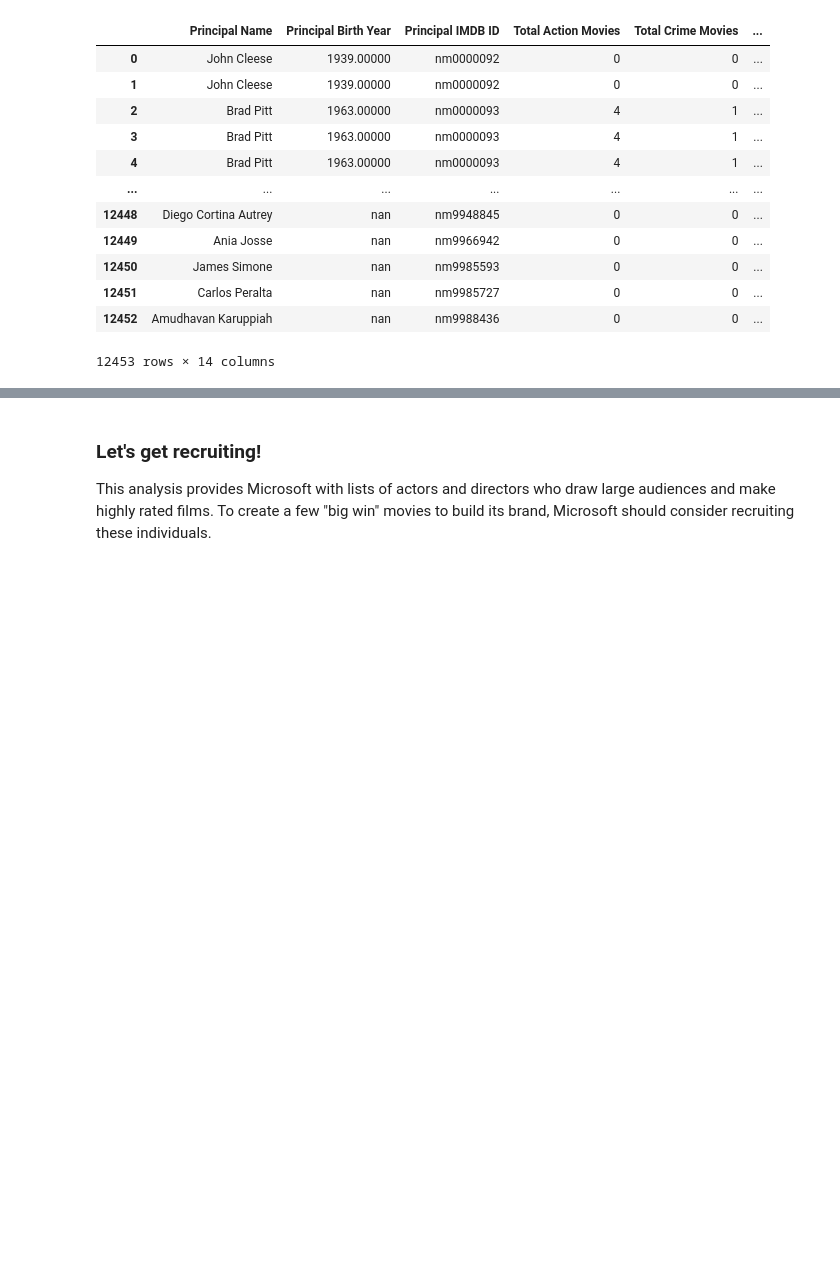
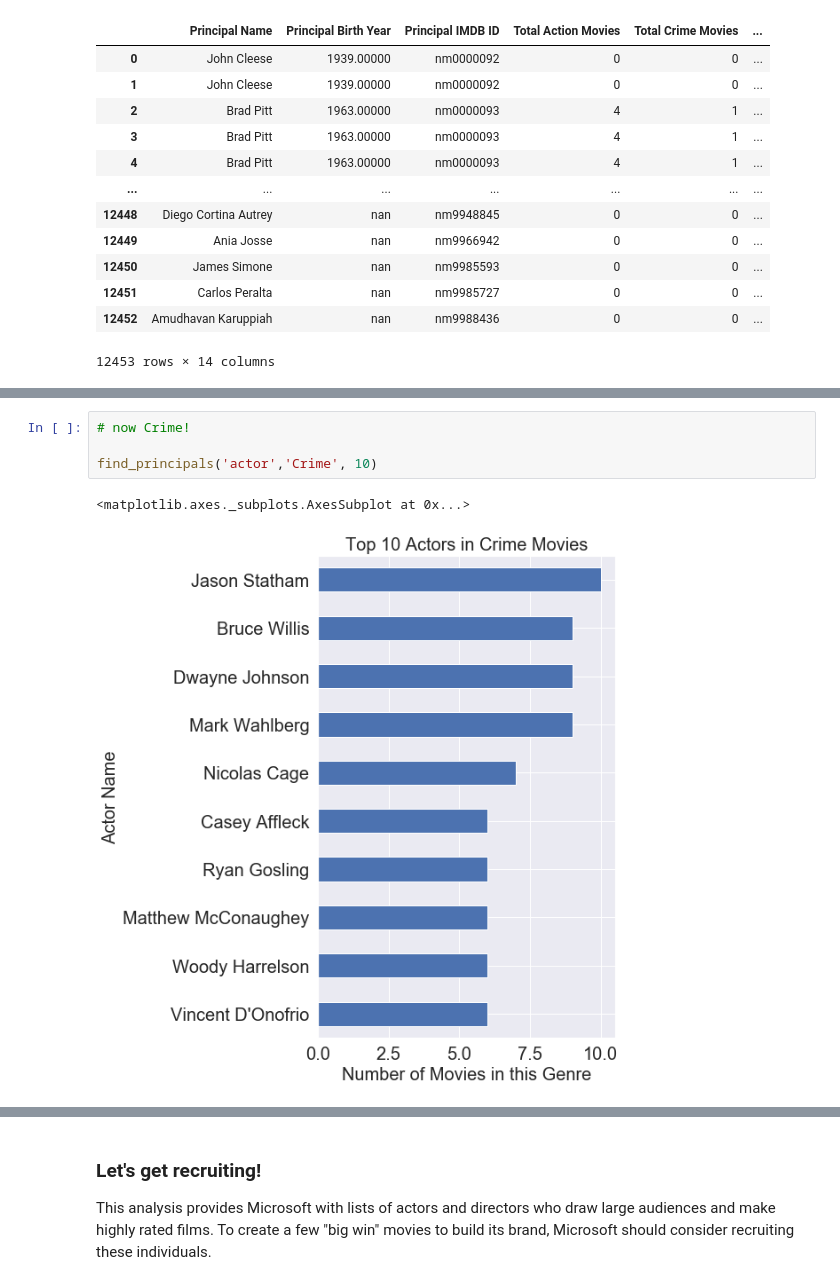
Before and after one commit to lilisbeit/Microsoft-Movies-Project, a Jupyter notebook: Microsoft-Movies-Notebook.ipynb, the cells around one changed output, grey strips where cells are left out. Drawn from its saved outputs; the diff is of its cells as text; blank space fills up the shorter version.

```diff
--- a/Microsoft-Movies-Notebook.ipynb
+++ b/Microsoft-Movies-Notebook.ipynb
@@ -1560,0 +1490,7 @@ ax.get_legend().remove()
+# %%
+# now Crime!
+
+find_principals('actor','Crime', 10)
+# %% [output]
+<matplotlib.axes._subplots.AxesSubplot at 0x...>
+[figure, added]
```
Also changed, not shown: parts of 12 cells of this notebook.
